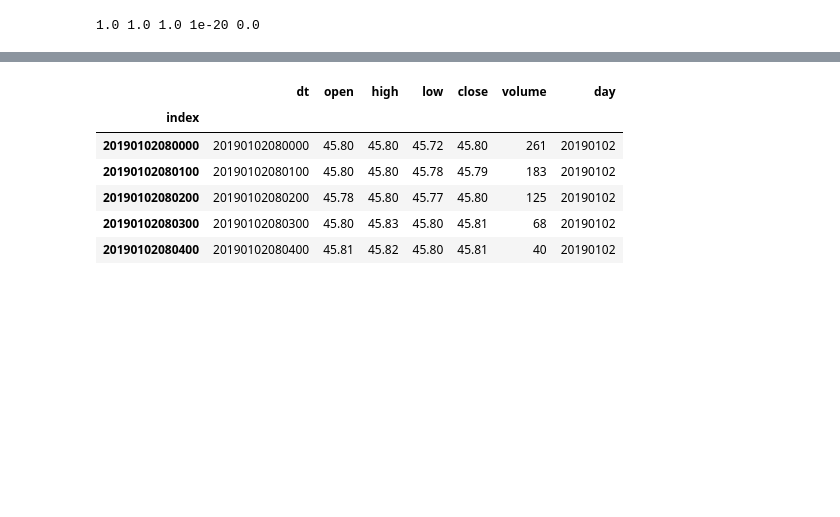
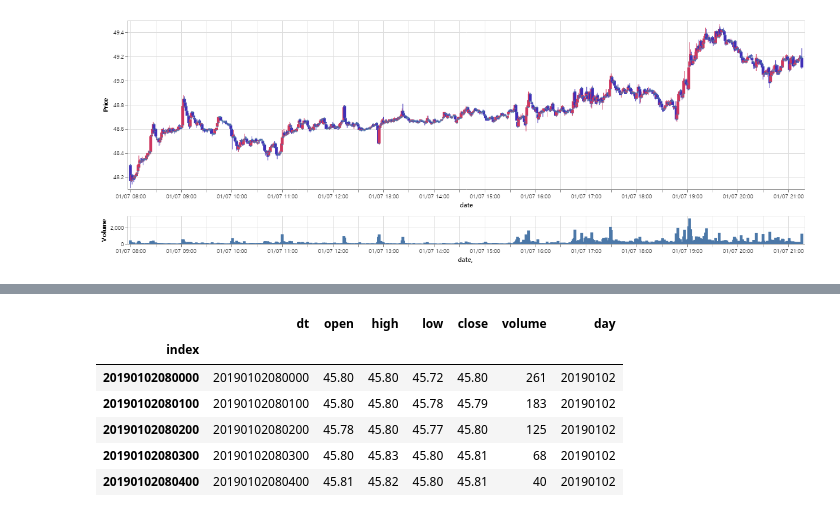
Before and after one commit to pickmoment/hero, a Jupyter notebook: db/work.ipynb, the cells around one changed output, grey strips where cells are left out. Drawn from its saved outputs; the diff is of its cells as text; code cells hidden in the pictures; blank space fills up the shorter version.

```diff
--- a/db/work.ipynb
+++ b/db/work.ipynb
@@ -187,9 +161,0 @@ df
-# %%
-from scipy import stats
-y =[1, 2, 3, 4]
-x= range(len(y))
-
-slope, intercept, r, p, std = stats.linregress(x,y)
-print(slope, intercept, r, p, std)
-# %% [output]
-1.0 1.0 1.0 1e-20 0.0
@@ -196 +165,5 @@ print(slope, intercept, r, p, std)
+# %%
+candle_chart(df)
+# %% [output]
+[figure, added]
 # %%
```
Also changed, not shown: parts of 7 cells of this notebook.
